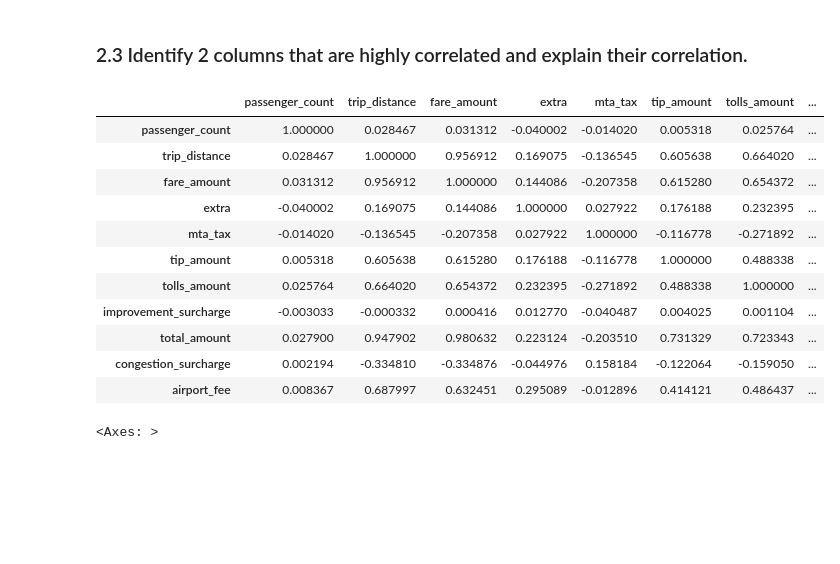
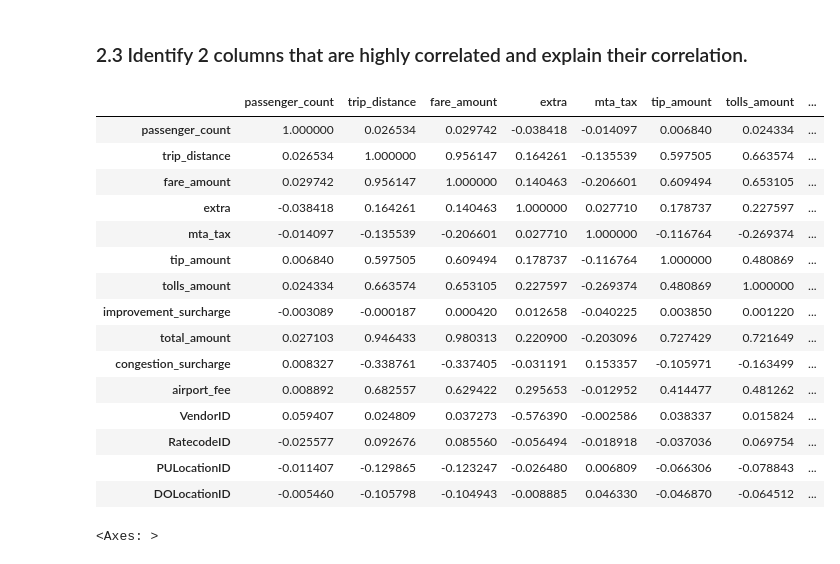
Before and after one commit to melbreaker/Taxi-Trip-Records-Data-Analysis, a Jupyter notebook: taxi-trip-records-data-analysis.ipynb, the cells around one changed output. Drawn from its saved outputs; the diff is of its cells as text; code cells hidden in the pictures; blank space fills up the shorter version.

```diff
--- a/taxi-trip-records-data-analysis.ipynb
+++ b/taxi-trip-records-data-analysis.ipynb
@@ -580,22 +580,32 @@ After removing noisy data, we have 2872959 records in total.
 - There are 29 records containing pickup and dropoff datetime outside of the expected range of January 2023.
 # %% [markdown]
 ### 2.3 Identify 2 columns that are highly correlated and explain their correlation.
-# %%
-correlation_matrix = df_january_cleaned[numerical_columns].corr()
-correlation_matrix
-# %% [output]
-|  | passenger_count | trip_distance | fare_amount | extra | mta_tax | tip_amount | tolls_amount | ... |
-| passenger_count | 1.000000 | 0.028467 | 0.031312 | -0.040002 | -0.014020 | 0.005318 | 0.025764 | ... |
-| trip_distance | 0.028467 | 1.000000 | 0.956912 | 0.169075 | -0.136545 | 0.605638 | 0.664020 | ... |
-| fare_amount | 0.031312 | 0.956912 | 1.000000 | 0.144086 | -0.207358 | 0.615280 | 0.654372 | ... |
-| extra | -0.040002 | 0.169075 | 0.144086 | 1.000000 | 0.027922 | 0.176188 | 0.232395 | ... |
-| mta_tax | -0.014020 | -0.136545 | -0.207358 | 0.027922 | 1.000000 | -0.116778 | -0.271892 | ... |
-| tip_amount | 0.005318 | 0.605638 | 0.615280 | 0.176188 | -0.116778 | 1.000000 | 0.488338 | ... |
-| tolls_amount | 0.025764 | 0.664020 | 0.654372 | 0.232395 | -0.271892 | 0.488338 | 1.000000 | ... |
-| improvement_surcharge | -0.003033 | -0.000332 | 0.000416 | 0.012770 | -0.040487 | 0.004025 | 0.001104 | ... |
-| total_amount | 0.027900 | 0.947902 | 0.980632 | 0.223124 | -0.203510 | 0.731329 | 0.723343 | ... |
-| congestion_surcharge | 0.002194 | -0.334810 | -0.334876 | -0.044976 | 0.158184 | -0.122064 | -0.159050 | ... |
-| airport_fee | 0.008367 | 0.687997 | 0.632451 | 0.295089 | -0.012896 | 0.414121 | 0.486437 | ... |
+# %%
+# Exclude tpep_pickup_datetime, tpep_dropoff_datetime and store_and_fwd_flag from the correlation matrix
+columns = ['passenger_count', 'trip_distance', 'fare_amount', 'extra', 'mta_tax',
+           'tip_amount', 'tolls_amount', 'improvement_surcharge', 'total_amount',
+           'congestion_surcharge', 'airport_fee', 'VendorID', 'RatecodeID', 'PULocationID', 'DOLocationID']
+
+# Compute the correlation matrix
+correlation_matrix = df_january_cleaned[columns].corr()
+correlation_matrix
+# %% [output]
+|  | passenger_count | trip_distance | fare_amount | extra | mta_tax | tip_amount | tolls_amount | ... |
+| passenger_count | 1.000000 | 0.026534 | 0.029742 | -0.038418 | -0.014097 | 0.006840 | 0.024334 | ... |
+| trip_distance | 0.026534 | 1.000000 | 0.956147 | 0.164261 | -0.135539 | 0.597505 | 0.663574 | ... |
+| fare_amount | 0.029742 | 0.956147 | 1.000000 | 0.140463 | -0.206601 | 0.609494 | 0.653105 | ... |
+| extra | -0.038418 | 0.164261 | 0.140463 | 1.000000 | 0.027710 | 0.178737 | 0.227597 | ... |
+| mta_tax | -0.014097 | -0.135539 | -0.206601 | 0.027710 | 1.000000 | -0.116764 | -0.269374 | ... |
+| tip_amount | 0.006840 | 0.597505 | 0.609494 | 0.178737 | -0.116764 | 1.000000 | 0.480869 | ... |
+| tolls_amount | 0.024334 | 0.663574 | 0.653105 | 0.227597 | -0.269374 | 0.480869 | 1.000000 | ... |
+| improvement_surcharge | -0.003089 | -0.000187 | 0.000420 | 0.012658 | -0.040225 | 0.003850 | 0.001220 | ... |
+| total_amount | 0.027103 | 0.946433 | 0.980313 | 0.220900 | -0.203096 | 0.727429 | 0.721649 | ... |
+| congestion_surcharge | 0.008327 | -0.338761 | -0.337405 | -0.031191 | 0.153357 | -0.105971 | -0.163499 | ... |
+| airport_fee | 0.008892 | 0.682557 | 0.629422 | 0.295653 | -0.012952 | 0.414477 | 0.481262 | ... |
+| VendorID | 0.059407 | 0.024809 | 0.037273 | -0.576390 | -0.002586 | 0.038337 | 0.015824 | ... |
+| RatecodeID | -0.025577 | 0.092676 | 0.085560 | -0.056494 | -0.018918 | -0.037036 | 0.069754 | ... |
+| PULocationID | -0.011407 | -0.129865 | -0.123247 | -0.026480 | 0.006809 | -0.066306 | -0.078843 | ... |
+| DOLocationID | -0.005460 | -0.105798 | -0.104943 | -0.008885 | 0.046330 | -0.046870 | -0.064512 | ... |
 # %%
 import seaborn as sns
 
```
Also changed, not shown: parts of 5 cells of this notebook.
